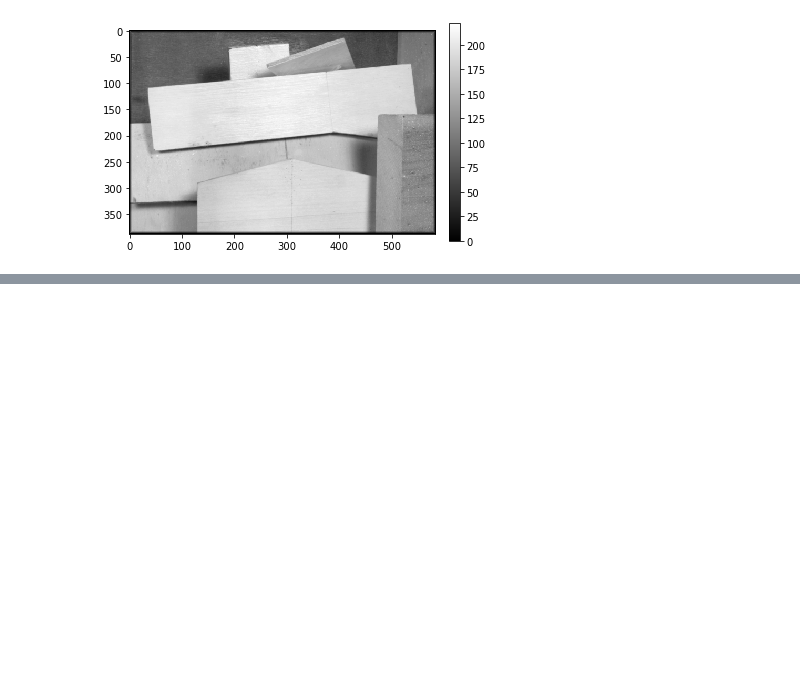
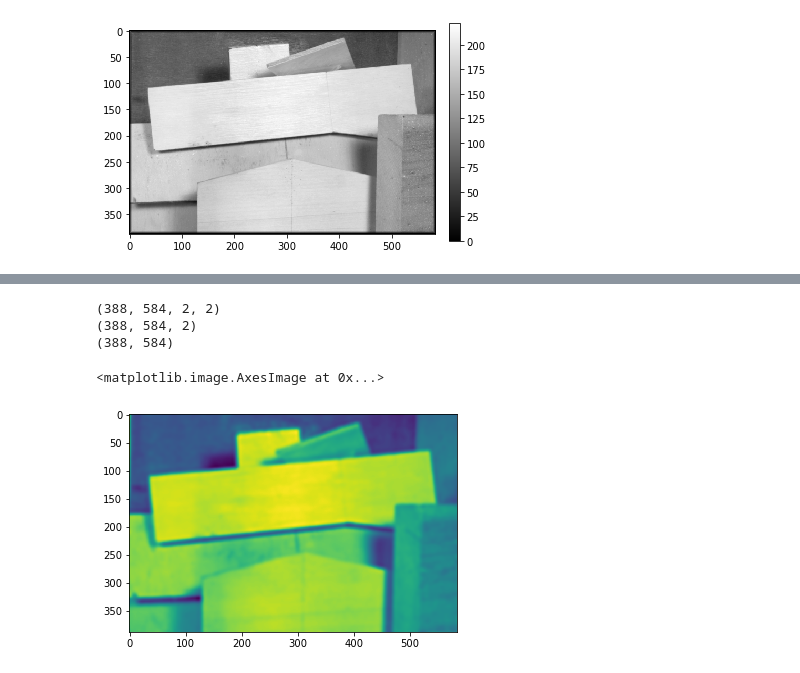
Before and after one commit to gogoalexy/learnOpenCV, a Jupyter notebook: farneback.ipynb, the cells around one changed output, grey strips where cells are left out. Drawn from its saved outputs; the diff is of its cells as text; code cells hidden in the pictures; blank space fills up the shorter version.

```diff
--- a/farneback.ipynb
+++ b/farneback.ipynb
@@ -388,0 +127,33 @@ def flow_iterative(
+# %%
+fig = plt.figure(5)
+
+# Quadratic term
+A0 = np.empty(list(images[0].shape) + [2, 2])
+A0[..., 0, 0] = r[..., 3]
+A0[..., 0, 1] = r[..., 5] / 2
+A0[..., 1, 0] = A0[..., 0, 1]
+A0[..., 1, 1] = r[..., 4]
+
+# Linear term
+B0 = np.empty(list(images[0].shape) + [2])
+B0[..., 0] = r[..., 1]
+B0[..., 1] = r[..., 2]
+
+# constant term
+C0 = r[..., 0]
+
+# b: [n, n, 6]
+# r: [f, f, 6]
+# f: [f, f]
+# e = b*r - f
+
+print(A0.shape)
+print(B0.shape)
+print(C0.shape)
+plt.imshow(C0)
+# %% [output]
+(388, 584, 2, 2)
+(388, 584, 2)
+(388, 584)
+<matplotlib.image.AxesImage at 0x...>
+[figure, added]
```
Also changed, not shown: parts of 13 cells of this notebook, 3 other files.
